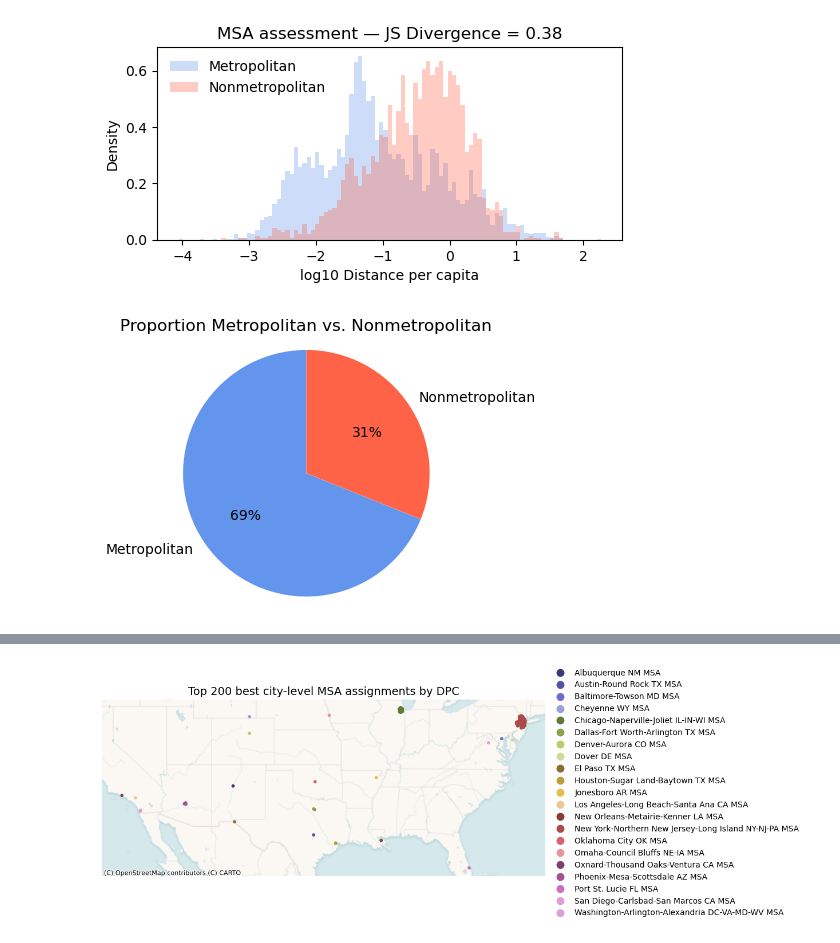
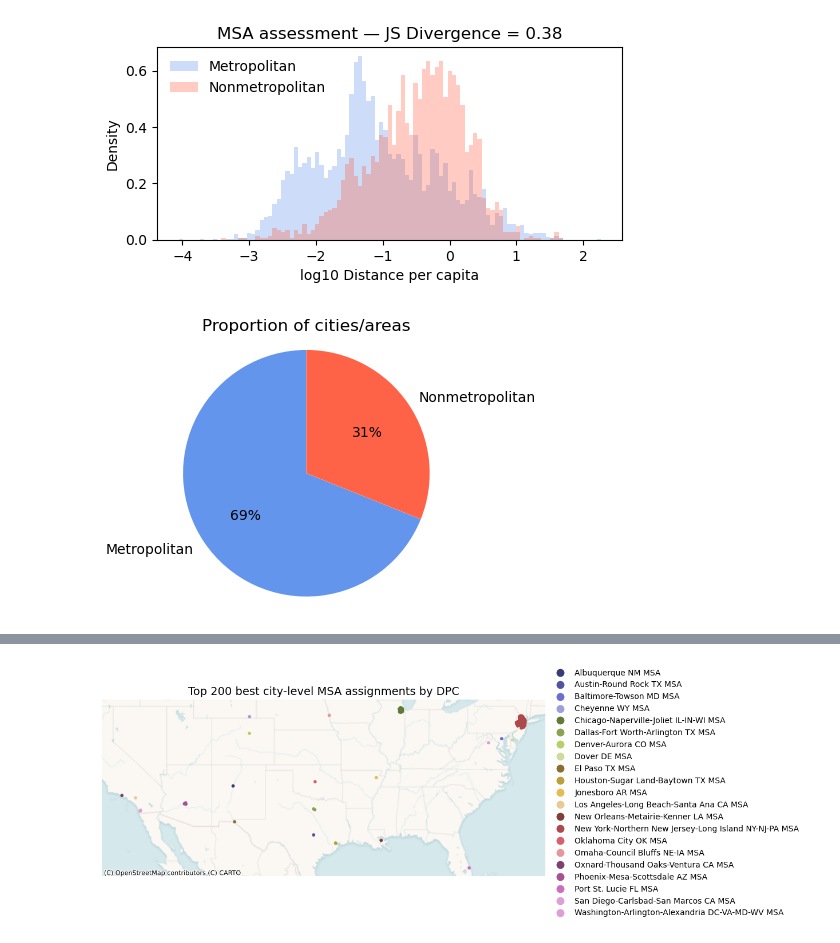
Before and after one commit to calebclayreagor/revelio-assignment, a Jupyter notebook: notebooks/evaluation/msa_us_only.ipynb, the cells around one changed output, grey strips where cells are left out. Cells and saved outputs as stored; diff of their text form; code cells hidden in the pictures.

```diff
--- a/notebooks/evaluation/msa_us_only.ipynb
+++ b/notebooks/evaluation/msa_us_only.ipynb
@@ -58,18 +59,19 @@ plt.show()
 # %% [output]
 [figure]
 # %%
+# proportion of cities in MSAs
 counts = gdf_us.msa.notna().value_counts().rename(
     {True : 'Metropolitan', False : 'Nonmetropolitan'})
 fig, ax = plt.subplots(1, 1, figsize = (3.5, 3.5))
 counts.plot(
     kind = 'pie',
     autopct = '%1.0f%%',
     startangle = 90,
     colors = ['cornflowerblue', 'tomato'],
     ylabel = '',
     legend = False)
-ax.set_title('Proportion Metropolitan vs. Nonmetropolitan')
+ax.set_title('Proportion of cities/areas')
 ax.axis('equal')
 plt.show()
 # %% [output]
-[figure, old version]
+[figure, new version]
```
Also changed, not shown: parts of 5 cells of this notebook, 2 other files.
